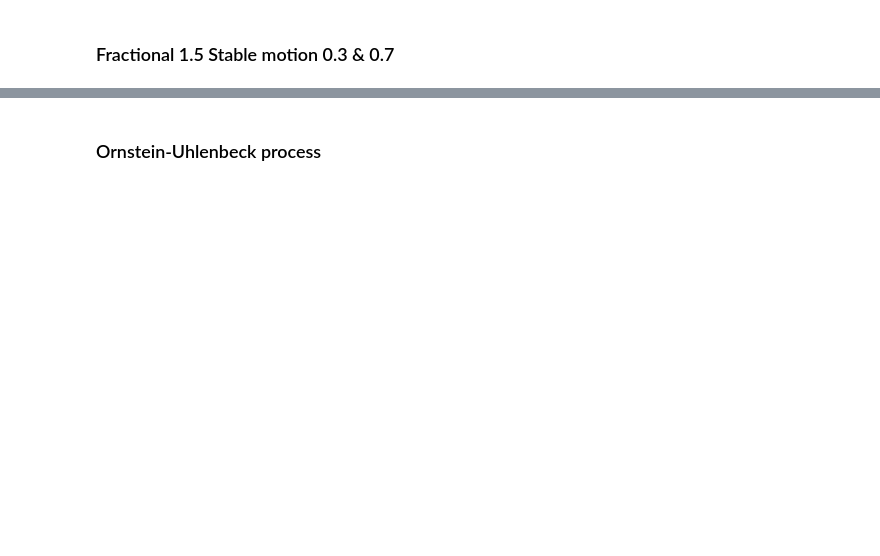
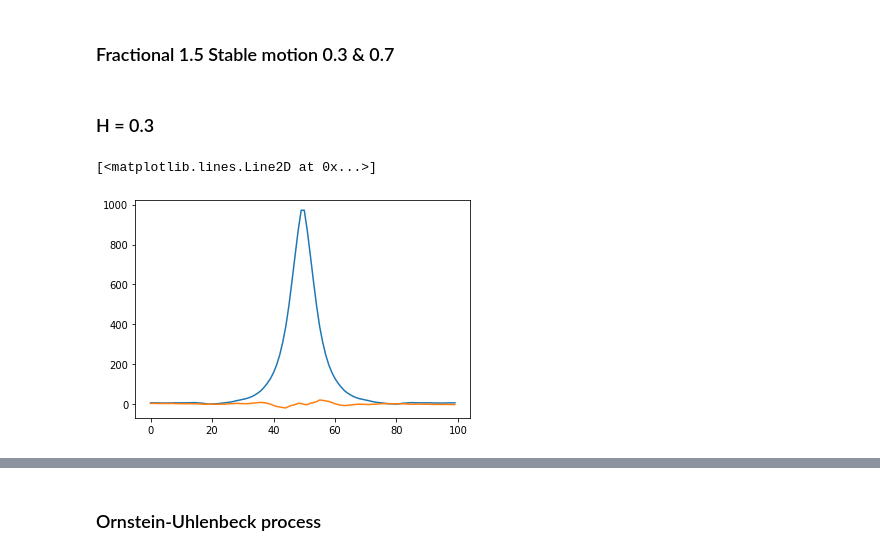
Before and after one commit to chwilko/CSoS, a Jupyter notebook: Python3/Task_list_3/Task_1.ipynb, the cells around one changed output, grey strips where cells are left out. Drawn from its saved outputs; the diff is of its cells as text; code cells hidden in the pictures; blank space fills up the shorter version.

```diff
--- a/Python3/Task_list_3/Task_1.ipynb
+++ b/Python3/Task_list_3/Task_1.ipynb
@@ -314,2 +334,12 @@ plt.plot(phi[1])
 # %% [markdown]
 ### Fractional 1.5 Stable motion 0.3 & 0.7
+# %% [markdown]
+### H = 0.3
+# %%
+phi_FSM1_5_03 = characteristic_proces_r_i(t_char, FSM1_5_03)
+
+plt.plot(phi_FSM1_5_03[0])
+plt.plot(phi_FSM1_5_03[1])
+# %% [output]
+[<matplotlib.lines.Line2D at 0x...>]
+[figure, added]
```
Also changed, not shown: parts of 19 cells of this notebook.
